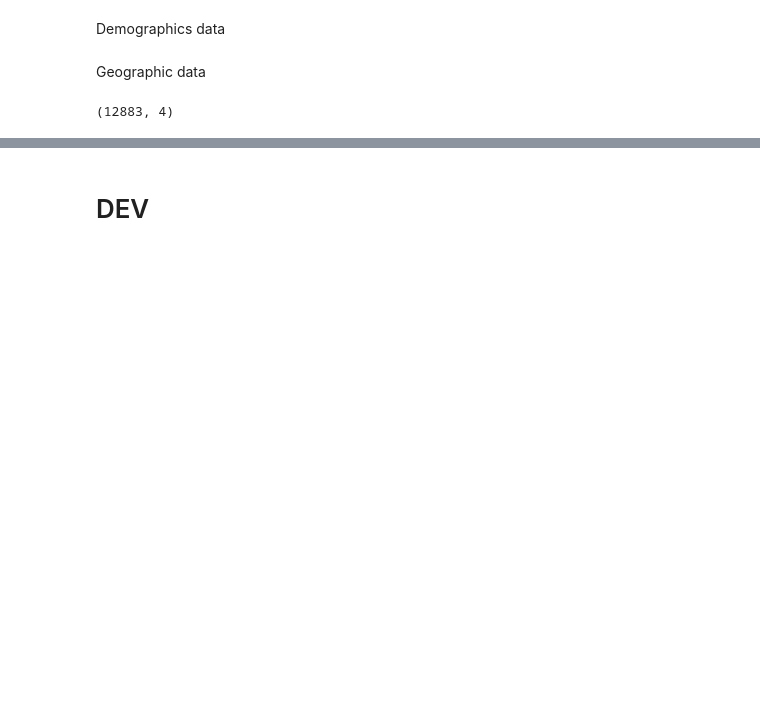
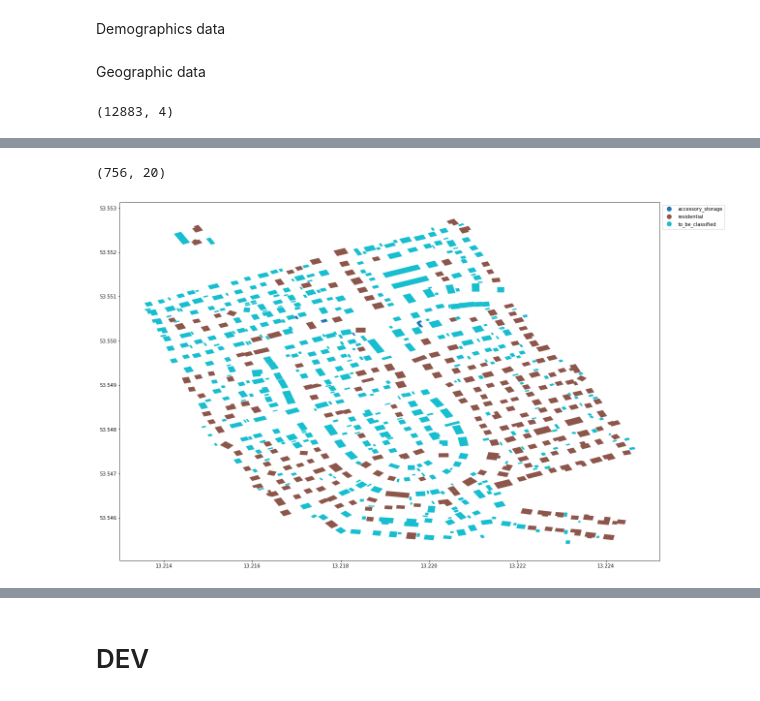
Before and after one commit to o0oBluePhoenixo0o/CheapAtlas, a Jupyter notebook: notebooks/3_buildings_classification.ipynb, the cells around one changed output, grey strips where cells are left out. Drawn from its saved outputs; the diff is of its cells as text; code cells hidden in the pictures; blank space fills up the shorter version.

```diff
--- a/notebooks/3_buildings_classification.ipynb
+++ b/notebooks/3_buildings_classification.ipynb
@@ -255,0 +161,14 @@ ax =   df_geo.plot(column='building_block',
+# %%
+regex = re.compile(f'(buildings_ags_{dist})')
+
+# Create district building dataframe
+li = []
+for root, dirs, files in os.walk(buildings_pri_path):
+    for file in files:
+        if regex.match(file):
+            df = pd.read_csv(os.path.join(buildings_pri_path,file),
+                             index_col=None, header=0)
+            li.append(df)
+
+dist_df = pd.concat(li, axis=0, ignore_index=True)
+dist_df.shape
@@ -255,0 +194,13 @@ ax =   df_geo.plot(column='building_block',
+# %%
+# Drop unnecessary column
+dist_df.drop(columns = ['Unnamed: 0'], errors = 'ignore', inplace = True)
+
+#### TEMP #####
+dist_df.rename(columns = {'postcode':'ags'}, errors = 'ignore', inplace = True)
+# %%
+# Perform on district-level dataframe
+buildings_clust_df = bc.hdbscan_bld(dist_df,
+                                    min_cluster_size=8,
+                                    # follow the paper suggestion baseline
+                                    cluster_selection_epsilon=0.0003, # 3 meters
+                                    min_samples=2)
@@ -255,0 +238,14 @@ ax =   df_geo.plot(column='building_block',
+# %%
+# Get example
+block_id = '2226'
+
+buildings_block_df = buildings_clust_df[buildings_clust_df.building_block == block_id]
+buildings_block_df.shape
+# %% [output]
+(756, 20)
+# %%
+bc.plot_buildings_area(buildings_block_df,
+                       plot_type = 'building_types',
+                       legend_ncol = 1)
+# %% [output]
+[figure, added]
```
Also changed, not shown: parts of 73 cells of this notebook, 34 other files.
